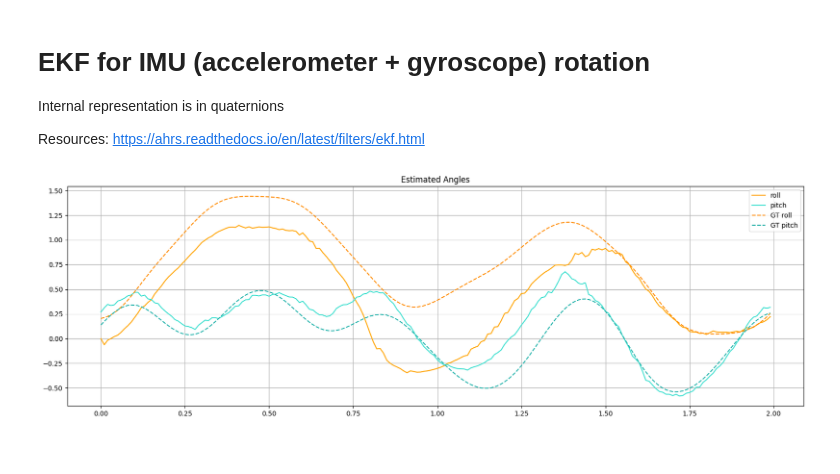
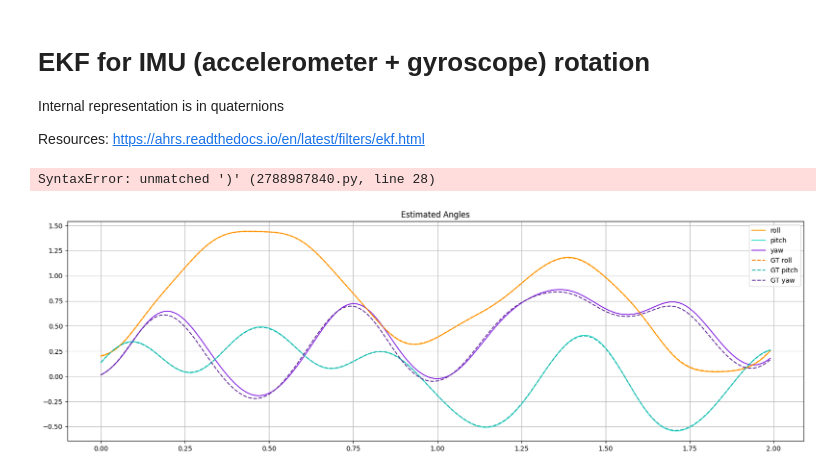
Before and after one commit to ojferro/EKF_python, a Jupyter notebook: EKF_Quaternions.ipynb, the cells around one changed output. Drawn from its saved outputs; the diff is of its cells as text; code cells hidden in the pictures.

```diff
--- a/EKF_Quaternions.ipynb
+++ b/EKF_Quaternions.ipynb
@@ -13,8 +13,10 @@ import math
 dt = 0.01  # Time step
 Q = np.eye(4) * 0.001  # Process noise covariance
 
-r_acc = 0.1
-r_gyro = 0.1
+gravity = np.array([0,0,-1])
+
+r_acc = 0.01
+r_gyro = 0.001
 R_acc = np.eye(3) * r_acc # Accelerometer measurement noise covariance
 R_gyro = np.eye(3) * r_gyro  # Gyroscope measurement noise covariance
 # %%
@@ -98,7 +100,7 @@ def quaternion_to_rotation_matrix(q):
     ])
 
 def get_H(q_est):
-    g_x, g_y, g_z = [-1,0,0]
+    g_x, g_y, g_z = gravity # Gravity components
     q_w, q_x, q_y, q_z = q_est
     return 2 * np.array([
             [g_x*q_w + g_y*q_z - g_z*q_y , g_x*q_x + g_y*q_y + g_z*q_z , -g_x*q_y + g_y*q_x - g_z*q_w , -g_x*q_z + g_y*q_w + g_z*q_x],
@@ -107,13 +109,21 @@ def get_H(q_est):
 
 def get_h(q_est):
     rot = quaternion_to_rotation_matrix(q_est)
-    h = rot.T @ np.array([-1,0,0])  # Gravity direction in body frame
+    h = rot.T @ gravity  # Gravity direction in body frame
 
     return h
 
 
-def get_accelerometer_measurement():
-    return np.array([-1,0,0])
+data_log_gyr = []
+data_log_acc = []
+def maybe_log_data(name, data):
+    if True:
+        if name == 'gyr':
+            data_log_gyr.append(data)
+        elif name == 'acc':
+            data_log_acc.append(data)
+        else:
+            print("Unknown data to log")
 # %%
 class IMU:
     def __init__(self):
@@ -125,7 +135,7 @@ class IMU:
     def step_sim(self):
         self.ctr += 1
 
-        self.omega = 4*np.array([math.sin(self.ctr/15.0), math.cos(self.ctr/10.0), math.sin(self.ctr/7.777)])
+        self.omega = 10*np.array([math.sin(self.ctr/15.0), math.cos(self.ctr/10.0), math.sin(self.ctr/7.777)])
 
         omega_skew = np.array([[0, -self.omega[0], -self.omega[1], -self.omega[2]],
                            [self.omega[0], 0, self.omega[2], -self.omega[1]],
@@ -142,20 +152,22 @@ class IMU:
         self.step_sim()
 
         rot = quaternion_to_rotation_matrix(self.q)
-        gravity_in_body_frame = rot.T @ np.array([-1,0,0])  # Gravity direction in body frame
+        gravity_in_body_frame = rot.T @ gravity)  # Gravity direction in body frame
 
         gaussian_noise = np.array([np.random.normal(0, r_acc), np.random.normal(0, r_acc), np.random.normal(0, r_acc)])
 
-        return gravity_in_body_frame + gaussian_noise
+        return gravity_in_body_frame #+ gaussian_noise
 
     def get_gyroscope_measurement(self):
 
         gaussian_noise = np.array([np.random.normal(0, r_gyro), np.random.normal(0, r_gyro), np.random.normal(0, r_gyro)])
 
-        return self.omega + gaussian_noise
+        return self.omega #+ gaussian_noise
 
     def get_real_q(self):
         return self.q
+# %% [output]
+SyntaxError: unmatched ')' (2788987840.py, line 28)
 # %%
 # Initial state estimate
 q_est = np.array([1, 0, 0, 0])  # Initial quaternion estimate
@@ -172,6 +184,8 @@ imu = IMU()
 for i in range(num_iterations):  # Adjust num_iterations as needed
     # Prediction step: Propagate state estimate and covariance
     omega = imu.get_gyroscope_measurement()  # Get gyroscope measurement (angular velocity)
+    maybe_log_data('gyr', omega)
+
     omega_skew = np.array([[0, -omega[0], -omega[1], -omega[2]],
                            [omega[0], 0, omega[2], -omega[1]],
                            [omega[1], -omega[2], 0, omega[0]],
@@ -186,6 +200,7 @@ for i in range(num_iterations):  # Adjust num_iterations as needed
     # Measurement update step: Update state estimate and covariance based on accelerometer measurement
 
     z = imu.get_accelerometer_measurement()  # Get accelerometer measurement
+    maybe_log_data('acc', z)
     h = get_h(q_est)
 
     v = z-h
@@ -205,16 +220,16 @@ for i in range(num_iterations):  # Adjust num_iterations as needed
 # %%
 ts = np.arange(num_iterations) * dt
 fig, ax = plt.subplots(nrows=1, ncols=1, figsize=(20, 6))
 ax.set_title("Estimated Angles")
 ax.plot(ts, angle_history[0], 'orange', label='roll')
 ax.plot(ts, angle_history[1], 'turquoise', label='pitch')
-# ax.plot(ts, angle_history[2], 'blueviolet', label='yaw')
+ax.plot(ts, angle_history[2], 'blueviolet', label='yaw')
 
 ax.plot(ts, real_angle_history[0],'darkorange', label='GT roll', linestyle='--')
 ax.plot(ts, real_angle_history[1],'lightseagreen', label='GT pitch', linestyle='--')
-# ax.plot(ts, real_angle_history[2],'rebeccapurple', label='GT yaw', linestyle='--')
+ax.plot(ts, real_angle_history[2],'rebeccapurple', label='GT yaw', linestyle='--')
 
 ax.legend()
 ax.grid(True)
 # %% [output]
-[figure, old version]
+[figure, new version]
```
Also changed, not shown: parts of 1 cell of this notebook.
